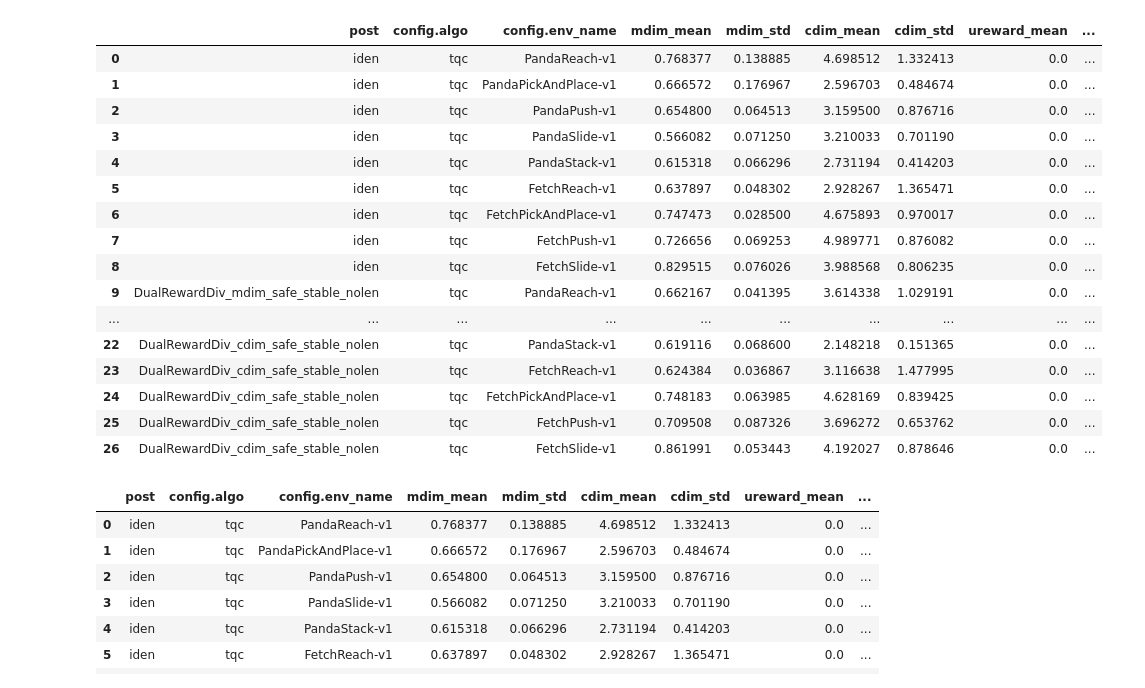
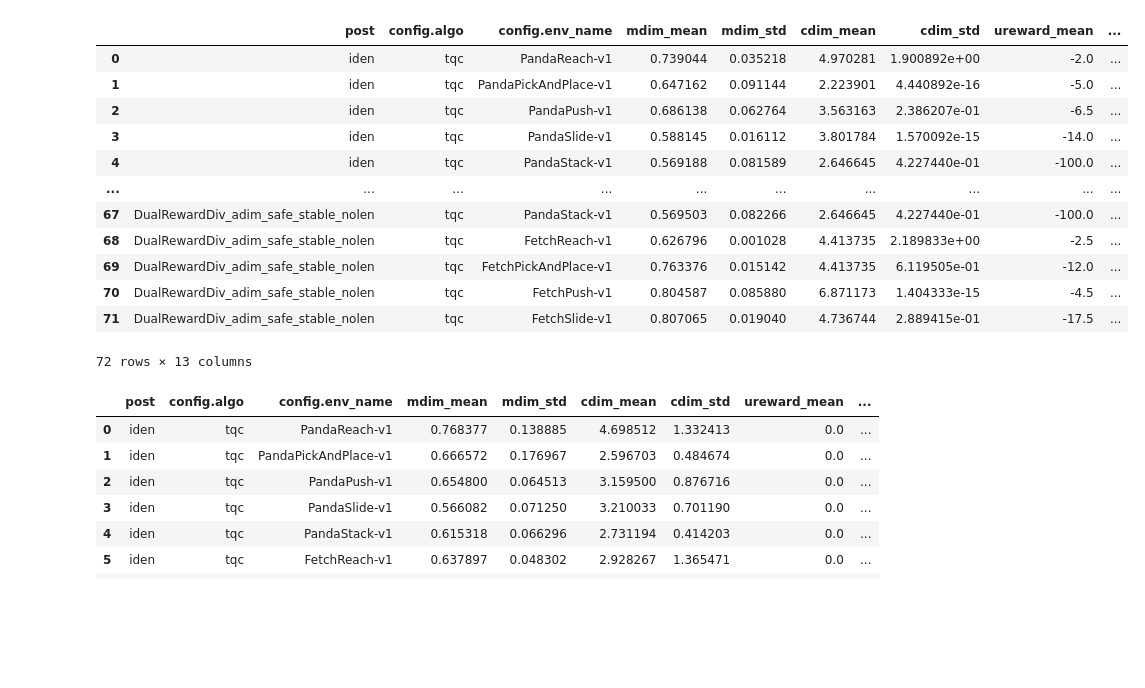
Before and after one commit to sgillen/policy_refinement, a Jupyter notebook: load_ars_zoo.ipynb, the cells around one changed output. Saved outputs shown, nothing was run; the diff lists cells and outputs as text; code cells hidden in the pictures; blank space fills up the shorter version.

```diff
--- a/load_ars_zoo.ipynb
+++ b/load_ars_zoo.ipynb
@@ -1,29 +1,25 @@
 # %%
 import pandas as pd
 from IPython.display import display
-file_name = "test_out/fetch_prod0.csv"
+file_name = "test_out/ollolol.csv"
 df = pd.read_csv(file_name)[['post', 'config.algo', 'config.env_name', 'mdim_mean', 'mdim_std', 'cdim_mean', 'cdim_std', 'ureward_mean', 'ureward_std', 'nreward_mean', 'nreward_std', 'len_mean',
                              'cdim_nan_mean']]#, 'config.post']]
 
 df
 # %% [output]
 |  | post | config.algo | config.env_name | mdim_mean | mdim_std | cdim_mean | cdim_std | ureward_mean | ... |
-| 0 | iden | tqc | PandaReach-v1 | 0.768377 | 0.138885 | 4.698512 | 1.332413 | 0.0 | ... |
-| 1 | iden | tqc | PandaPickAndPlace-v1 | 0.666572 | 0.176967 | 2.596703 | 0.484674 | 0.0 | ... |
-| 2 | iden | tqc | PandaPush-v1 | 0.654800 | 0.064513 | 3.159500 | 0.876716 | 0.0 | ... |
-| 3 | iden | tqc | PandaSlide-v1 | 0.566082 | 0.071250 | 3.210033 | 0.701190 | 0.0 | ... |
-| 4 | iden | tqc | PandaStack-v1 | 0.615318 | 0.066296 | 2.731194 | 0.414203 | 0.0 | ... |
-| 5 | iden | tqc | FetchReach-v1 | 0.637897 | 0.048302 | 2.928267 | 1.365471 | 0.0 | ... |
-| 6 | iden | tqc | FetchPickAndPlace-v1 | 0.747473 | 0.028500 | 4.675893 | 0.970017 | 0.0 | ... |
-| 7 | iden | tqc | FetchPush-v1 | 0.726656 | 0.069253 | 4.989771 | 0.876082 | 0.0 | ... |
-| 8 | iden | tqc | FetchSlide-v1 | 0.829515 | 0.076026 | 3.988568 | 0.806235 | 0.0 | ... |
-| 9 | DualRewardDiv_mdim_safe_stable_nolen | tqc | PandaReach-v1 | 0.662167 | 0.041395 | 3.614338 | 1.029191 | 0.0 | ... |
+| 0 | iden | tqc | PandaReach-v1 | 0.739044 | 0.035218 | 4.970281 | 1.900892e+00 | -2.0 | ... |
+| 1 | iden | tqc | PandaPickAndPlace-v1 | 0.647162 | 0.091144 | 2.223901 | 4.440892e-16 | -5.0 | ... |
+| 2 | iden | tqc | PandaPush-v1 | 0.686138 | 0.062764 | 3.563163 | 2.386207e-01 | -6.5 | ... |
+| 3 | iden | tqc | PandaSlide-v1 | 0.588145 | 0.016112 | 3.801784 | 1.570092e-15 | -14.0 | ... |
+| 4 | iden | tqc | PandaStack-v1 | 0.569188 | 0.081589 | 2.646645 | 4.227440e-01 | -100.0 | ... |
 | ... | ... | ... | ... | ... | ... | ... | ... | ... | ... |
-| 22 | DualRewardDiv_cdim_safe_stable_nolen | tqc | PandaStack-v1 | 0.619116 | 0.068600 | 2.148218 | 0.151365 | 0.0 | ... |
-| 23 | DualRewardDiv_cdim_safe_stable_nolen | tqc | FetchReach-v1 | 0.624384 | 0.036867 | 3.116638 | 1.477995 | 0.0 | ... |
-| 24 | DualRewardDiv_cdim_safe_stable_nolen | tqc | FetchPickAndPlace-v1 | 0.748183 | 0.063985 | 4.628169 | 0.839425 | 0.0 | ... |
-| 25 | DualRewardDiv_cdim_safe_stable_nolen | tqc | FetchPush-v1 | 0.709508 | 0.087326 | 3.696272 | 0.653762 | 0.0 | ... |
-| 26 | DualRewardDiv_cdim_safe_stable_nolen | tqc | FetchSlide-v1 | 0.861991 | 0.053443 | 4.192027 | 0.878646 | 0.0 | ... |
+| 67 | DualRewardDiv_adim_safe_stable_nolen | tqc | PandaStack-v1 | 0.569503 | 0.082266 | 2.646645 | 4.227440e-01 | -100.0 | ... |
+| 68 | DualRewardDiv_adim_safe_stable_nolen | tqc | FetchReach-v1 | 0.626796 | 0.001028 | 4.413735 | 2.189833e+00 | -2.5 | ... |
+| 69 | DualRewardDiv_adim_safe_stable_nolen | tqc | FetchPickAndPlace-v1 | 0.763376 | 0.015142 | 4.413735 | 6.119505e-01 | -12.0 | ... |
+| 70 | DualRewardDiv_adim_safe_stable_nolen | tqc | FetchPush-v1 | 0.804587 | 0.085880 | 6.871173 | 1.404333e-15 | -4.5 | ... |
+| 71 | DualRewardDiv_adim_safe_stable_nolen | tqc | FetchSlide-v1 | 0.807065 | 0.019040 | 4.736744 | 2.889415e-01 | -17.5 | ... |
+72 rows × 13 columns
 # %%
 algo = 'tqc'
 
```
Also changed, not shown: 3 other files.
